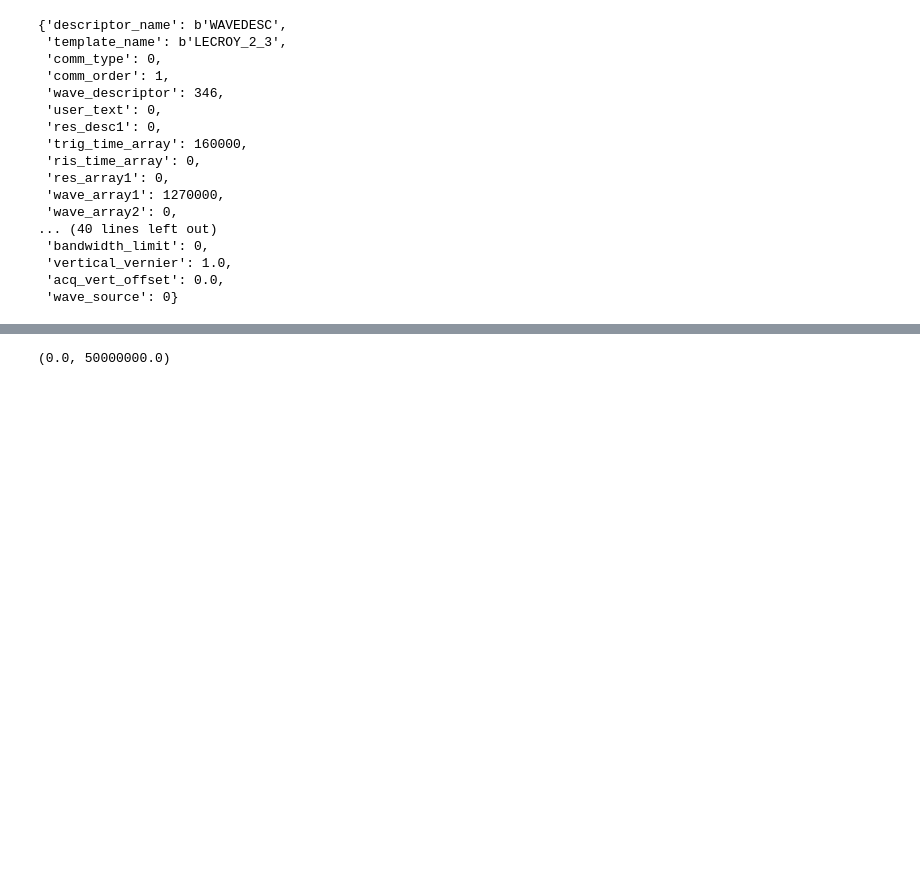
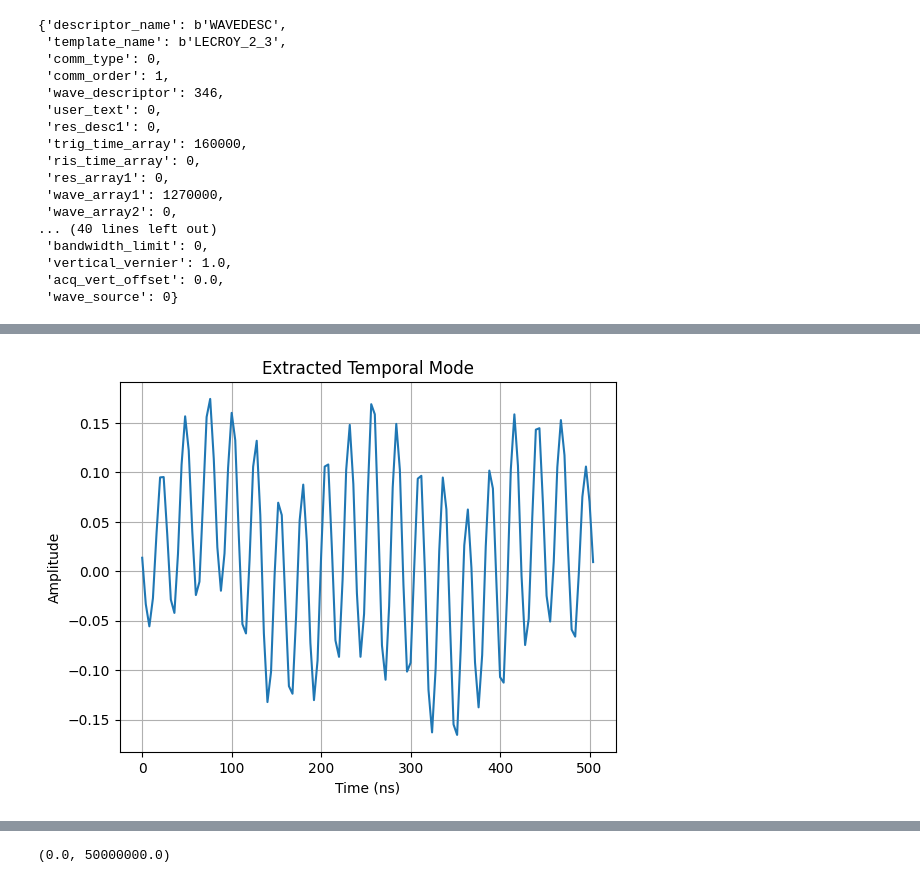
Before and after one commit to ThomasRavnborg/Homodyne-Tomography, a Jupyter notebook: DataAnalysis.ipynb, the cells around one changed output, grey strips where cells are left out. Saved outputs shown, nothing was run; the diff lists cells and outputs as text; code cells hidden in the pictures; blank space fills up the shorter version.

```diff
--- a/DataAnalysis.ipynb
+++ b/DataAnalysis.ipynb
@@ -90,0 +248,11 @@ plt.plot(t, tora1[2,38,3])
+# %%
+import matplotlib.pyplot as plt
+
+plt.plot(t*1e9, temporal_mode)
+plt.title("Extracted Temporal Mode")
+plt.xlabel("Time (ns)")
+plt.ylabel("Amplitude")
+plt.grid(True)
+plt.show()
+# %% [output]
+[figure, added]
```
Also changed, not shown: parts of 13 cells of this notebook.
